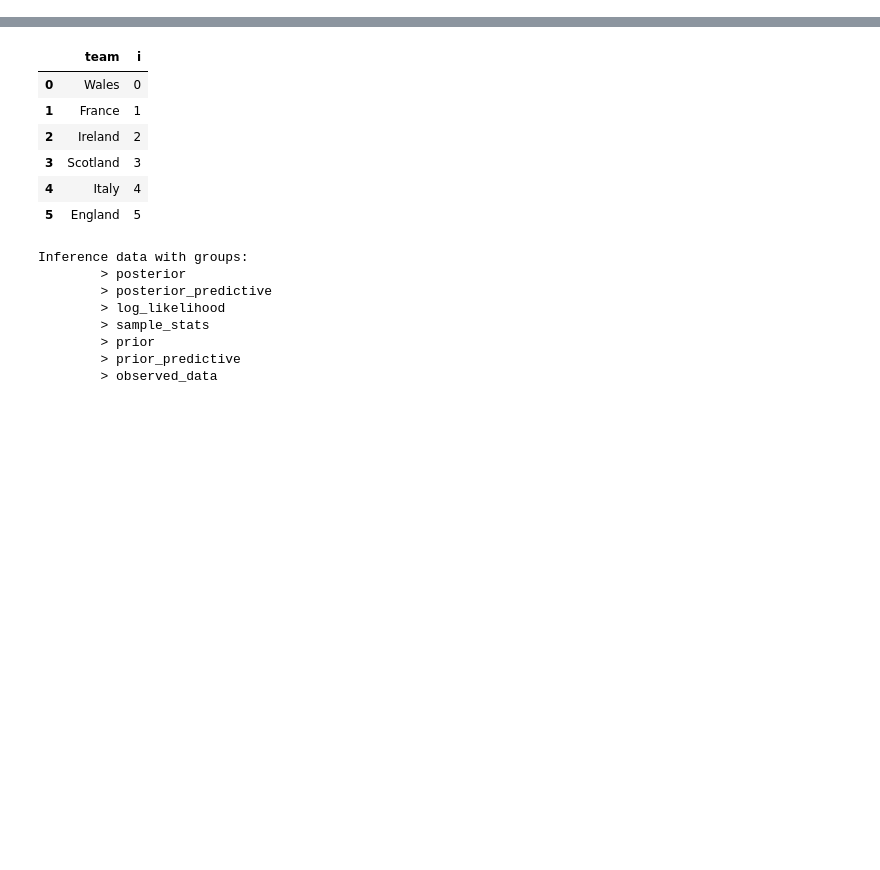
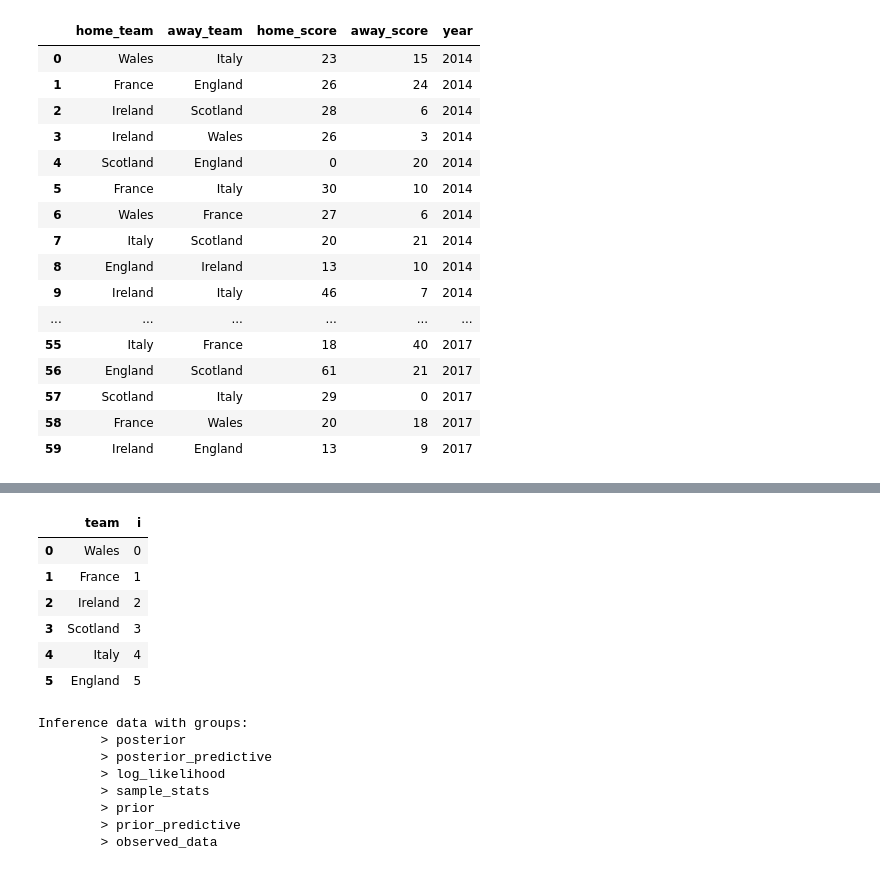
Before and after one commit to markmorrison95/Msc_Project, a Jupyter notebook: rugby_model.ipynb, the cells around one changed output, grey strips where cells are left out. Saved outputs shown, nothing was run; the diff lists cells and outputs as text; code cells hidden in the pictures; blank space fills up the shorter version.

Commit message:
added methods for removing data in model conversion

```diff
--- a/rugby_model.ipynb
+++ b/rugby_model.ipynb
@@ -13,6 +13,30 @@ try:
     df_all = pd.read_csv('rugby.csv')
 except:
     df_all = pd.read_csv(pm.get_data('rugby.csv'), index_col=0)
+# %%
+from prior_views.ModelConversion import reduce_data_remove
+
+df_reduced = reduce_data_remove(df_all, .95)
+# %%
+df_reduced
+# %% [output]
+|  | home_team | away_team | home_score | away_score | year |
+| 0 | Wales | Italy | 23 | 15 | 2014 |
+| 1 | France | England | 26 | 24 | 2014 |
+| 2 | Ireland | Scotland | 28 | 6 | 2014 |
+| 3 | Ireland | Wales | 26 | 3 | 2014 |
+| 4 | Scotland | England | 0 | 20 | 2014 |
+| 5 | France | Italy | 30 | 10 | 2014 |
+| 6 | Wales | France | 27 | 6 | 2014 |
+| 7 | Italy | Scotland | 20 | 21 | 2014 |
+| 8 | England | Ireland | 13 | 10 | 2014 |
+| 9 | Ireland | Italy | 46 | 7 | 2014 |
+| ... | ... | ... | ... | ... | ... |
+| 55 | Italy | France | 18 | 40 | 2017 |
+| 56 | England | Scotland | 61 | 21 | 2017 |
+| 57 | Scotland | Italy | 29 | 0 | 2017 |
+| 58 | France | Wales | 20 | 18 | 2017 |
+| 59 | Ireland | England | 13 | 9 | 2017 |
 # %%
 df_all.describe()
 # %% [output]
```
Also changed, not shown: parts of 9 cells of this notebook, 5 other files.
